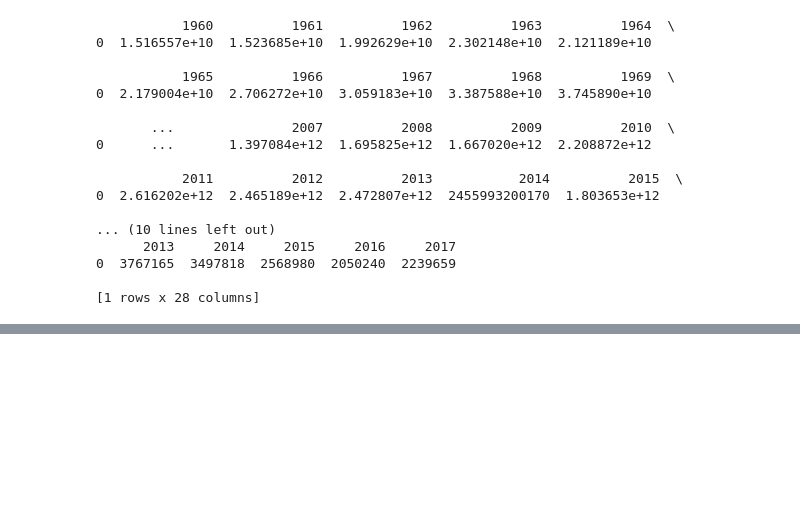
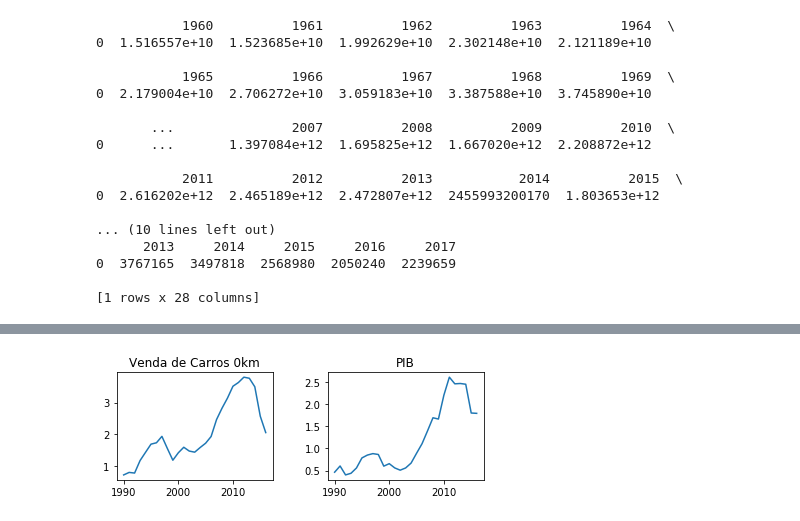
Before and after one commit to allandcnarciso/Sell-Cars-GPD-Regression-, a Jupyter notebook: gpd_cars.ipynb, the cells around one changed output, grey strips where cells are left out. Cells and saved outputs as stored; diff of their text form; code cells hidden in the pictures; blank space fills up the shorter version.

```diff
--- a/gpd_cars.ipynb
+++ b/gpd_cars.ipynb
@@ -33,3 +30,9 @@ print(carframe)
 0  3767165  3497818  2568980  2050240  2239659
 
 [1 rows x 28 columns]
+# %%
+car_amount=carframe.values[0]#carros vendidos por ano
+gpd_values = gpdframe.values.astype(float)#PIB por ano
+gpd_values = np.array(gpd_values[0])
+car_amount_shape=car_amount[0:len(car_amount)-1]#adequanto valores
+gpd_values_shape =gpd_values[30:len(gpd_values)]#adequando valores
@@ -35,0 +51,8 @@ print(carframe)
+# %%
+car_amount_norm=car_amount_shape/(10**6)#fracionando o número inicial
+gpd_values_norm=gpd_values_shape/(10**12)
+# %%
+car_amount=car_amount_norm
+gpd_values=gpd_values_norm
+print(car_amount)
+print(gpd_values)
@@ -35,0 +69,17 @@ print(carframe)
+# %%
+years=np.arange(1990,2017,1)
+#
+plt.subplot(221)
+plt.plot(years,car_amount)
+plt.title('Venda de Carros 0km')
+#
+#
+plt.subplot(222)
+plt.plot(years,gpd_values)
+plt.title('PIB')
+#
+plt.subplots_adjust(top=0.92, bottom=0.08, left=0.10, right=0.95, hspace=0.25,
+                    wspace=0.35)
+plt.show()
+# %% [output]
+[figure, added]
```
Also changed, not shown: parts of 9 cells of this notebook, 1 other file.
